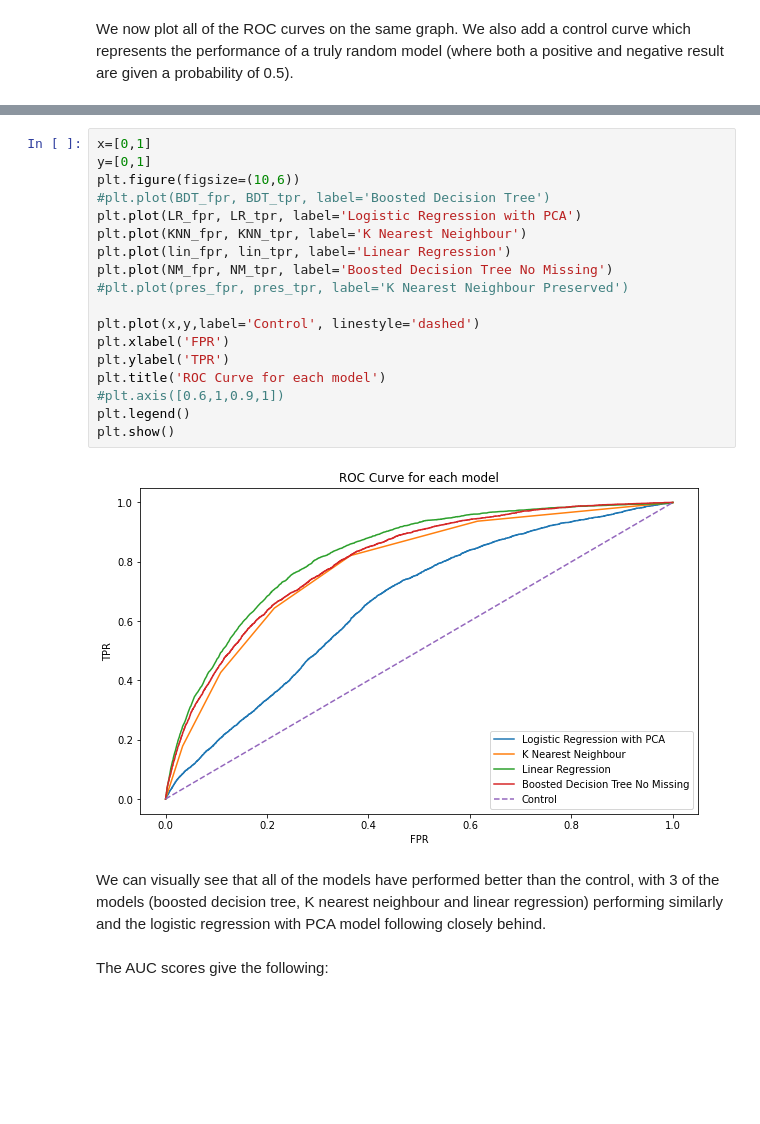
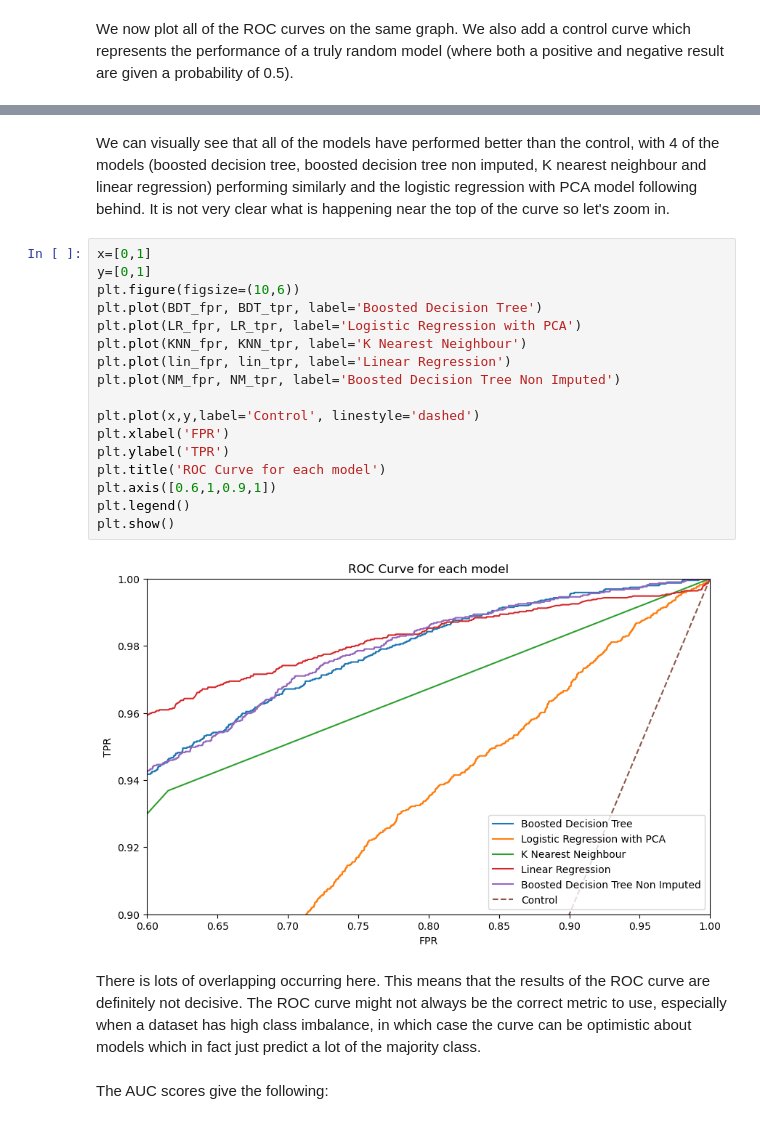
Before and after one commit to erinp0/DST-Assessment-1, a Jupyter notebook: Report/08-ModelComparison.ipynb, the cells around one changed output, grey strips where cells are left out. Cells and saved outputs as stored; diff of their text form; blank space fills up the shorter version.

```diff
--- a/Report/08-ModelComparison.ipynb
+++ b/Report/08-ModelComparison.ipynb
@@ -197,25 +224,26 @@ We now plot all of the ROC curves on the same graph. We also add a control curve
+# %% [markdown]
+We can visually see that all of the models have performed better than the control, with 4 of the models (boosted decision tree, boosted decision tree non imputed, K nearest neighbour and linear regression) performing similarly and the logistic regression with PCA model following behind. It is not very clear what is happening near the top of the curve so let's zoom in.
 # %%
 x=[0,1]
 y=[0,1]
 plt.figure(figsize=(10,6))
-#plt.plot(BDT_fpr, BDT_tpr, label='Boosted Decision Tree')
+plt.plot(BDT_fpr, BDT_tpr, label='Boosted Decision Tree')
 plt.plot(LR_fpr, LR_tpr, label='Logistic Regression with PCA')
 plt.plot(KNN_fpr, KNN_tpr, label='K Nearest Neighbour')
 plt.plot(lin_fpr, lin_tpr, label='Linear Regression')
-plt.plot(NM_fpr, NM_tpr, label='Boosted Decision Tree No Missing')
-#plt.plot(pres_fpr, pres_tpr, label='K Nearest Neighbour Preserved')
+plt.plot(NM_fpr, NM_tpr, label='Boosted Decision Tree Non Imputed')
 
 plt.plot(x,y,label='Control', linestyle='dashed')
 plt.xlabel('FPR')
 plt.ylabel('TPR')
 plt.title('ROC Curve for each model')
-#plt.axis([0.6,1,0.9,1])
+plt.axis([0.6,1,0.9,1])
 plt.legend()
 plt.show()
 # %% [output]
-[figure, old version]
+[figure, new version]
-# %% [markdown]
-We can visually see that all of the models have performed better than the control, with 3 of the models (boosted decision tree, K nearest neighbour and linear regression) performing similarly and the logistic regression with PCA model following closely behind.
+# %% [markdown]
+There is lots of overlapping occurring here. This means that the results of the ROC curve are definitely not decisive. The ROC curve might not always be the correct metric to use, especially when a dataset has high class imbalance, in which case the curve can be optimistic about models which in fact just predict a lot of the majority class.
 # %% [markdown]
 The AUC scores give the following:
 # %%
```
Also changed, not shown: parts of 38 cells of this notebook.
